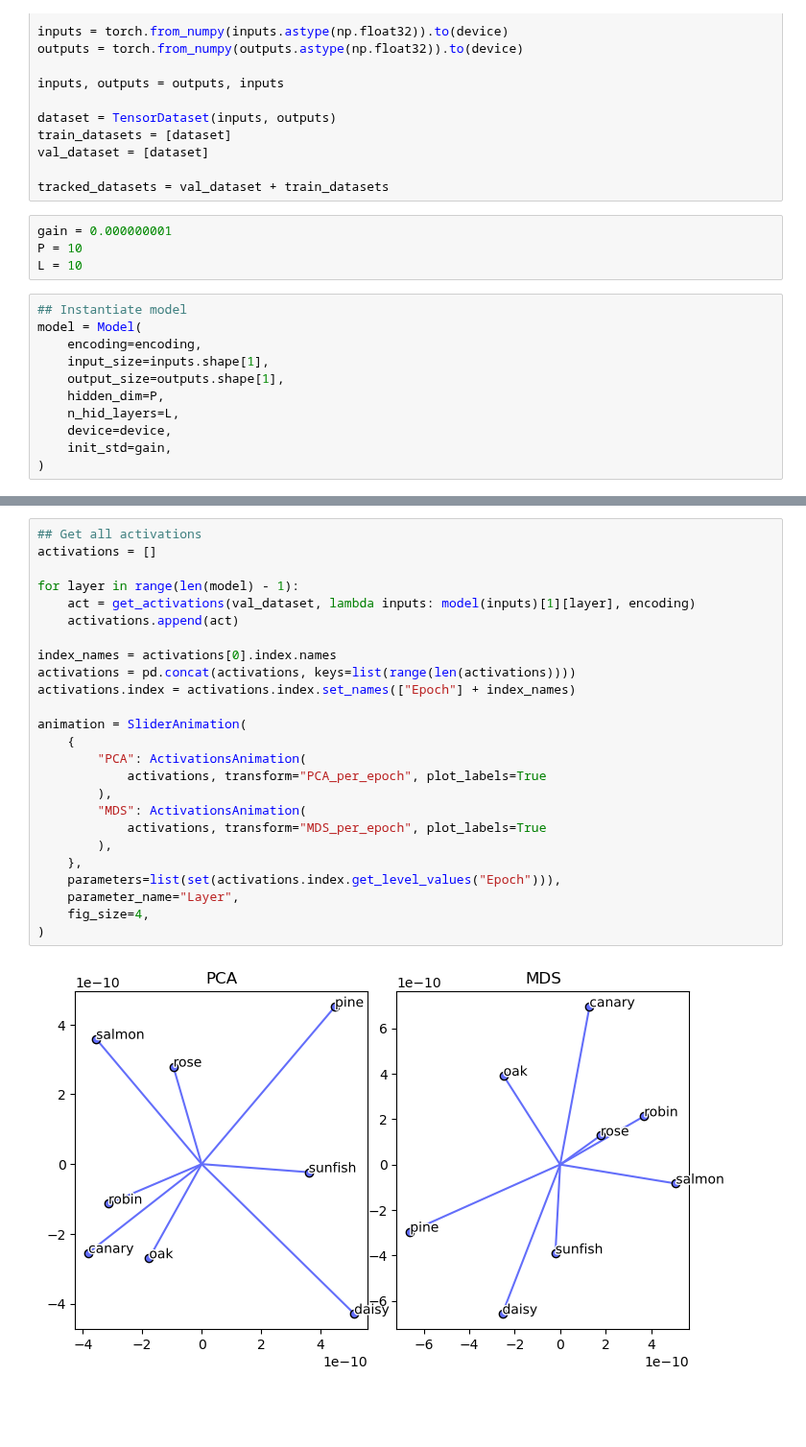
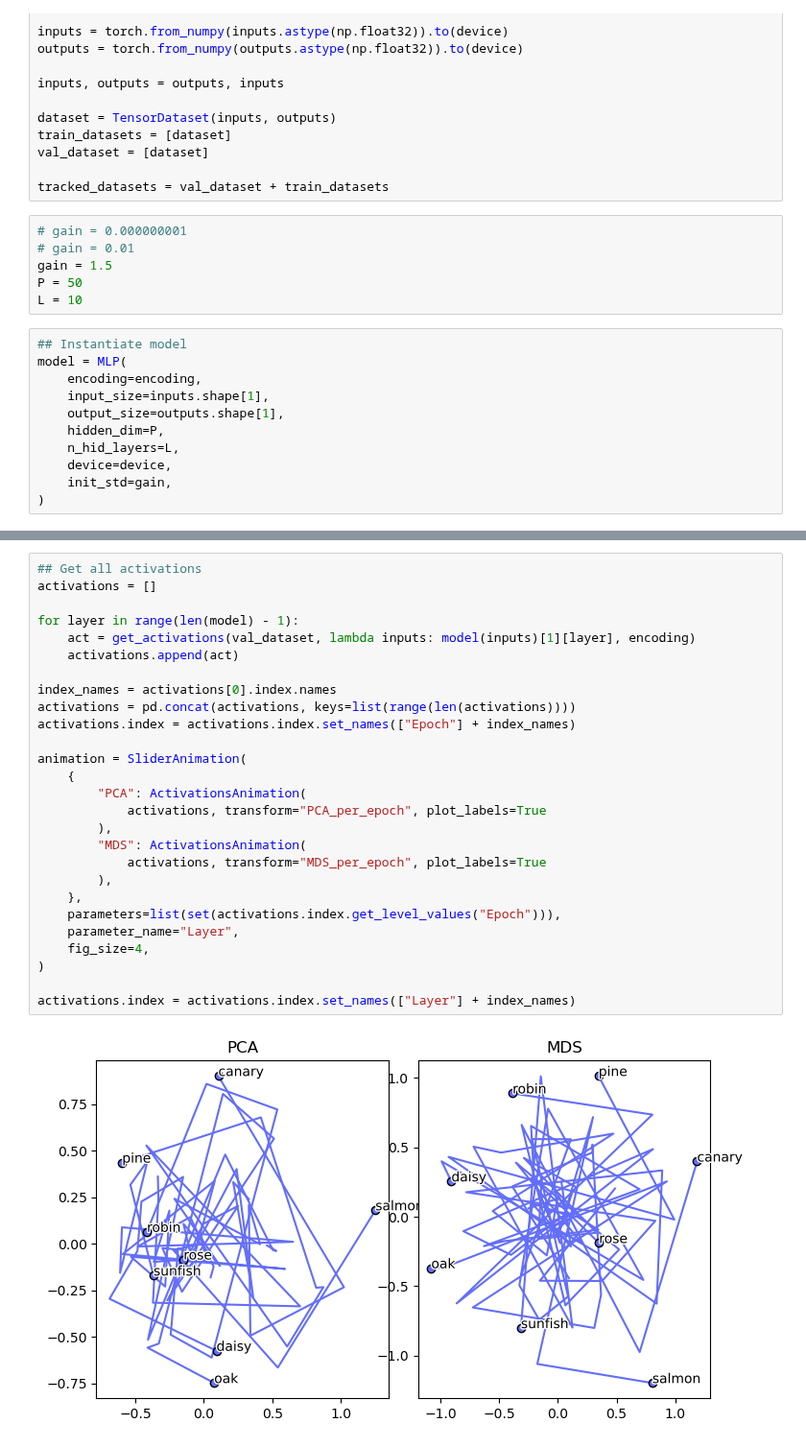
Before and after one commit to loekvanrossem/rnn_structure, a Jupyter notebook: DNN/semantic.ipynb, the cells around one changed output, grey strips where cells are left out. Shown at 96% size. Saved outputs shown, nothing was run; the diff lists cells and outputs as text; blank space fills up the shorter version.

```diff
--- a/DNN/semantic.ipynb
+++ b/DNN/semantic.ipynb
@@ -71,12 +72,14 @@ val_dataset = [dataset]
 
 tracked_datasets = val_dataset + train_datasets
 # %%
-gain = 0.000000001
-P = 10
+# gain = 0.000000001
+# gain = 0.01
+gain = 1.5
+P = 50
 L = 10
 # %%
 ## Instantiate model
-model = Model(
+model = MLP(
     encoding=encoding,
     input_size=inputs.shape[1],
     output_size=outputs.shape[1],
@@ -126,30 +123,32 @@ compiler.training_run(
 # %%
 ## Get all activations
 activations = []
 
 for layer in range(len(model) - 1):
     act = get_activations(val_dataset, lambda inputs: model(inputs)[1][layer], encoding)
     activations.append(act)
 
 index_names = activations[0].index.names
 activations = pd.concat(activations, keys=list(range(len(activations))))
 activations.index = activations.index.set_names(["Epoch"] + index_names)
 
 animation = SliderAnimation(
     {
         "PCA": ActivationsAnimation(
             activations, transform="PCA_per_epoch", plot_labels=True
         ),
         "MDS": ActivationsAnimation(
             activations, transform="MDS_per_epoch", plot_labels=True
         ),
     },
     parameters=list(set(activations.index.get_level_values("Epoch"))),
     parameter_name="Layer",
     fig_size=4,
 )
+
+activations.index = activations.index.set_names(["Layer"] + index_names)
 # %% [output]
-[figure, old version]
+[figure, new version]
 interactive(children=(SelectionSlider(description='Layer:', options=(0, 1, 2, 3, 4, 5, 6, 7, 8, 9), value=0), …
 # %%
 ## Visualize representation dynamics
```
Also changed, not shown: parts of 19 cells of this notebook, 10 other files.
